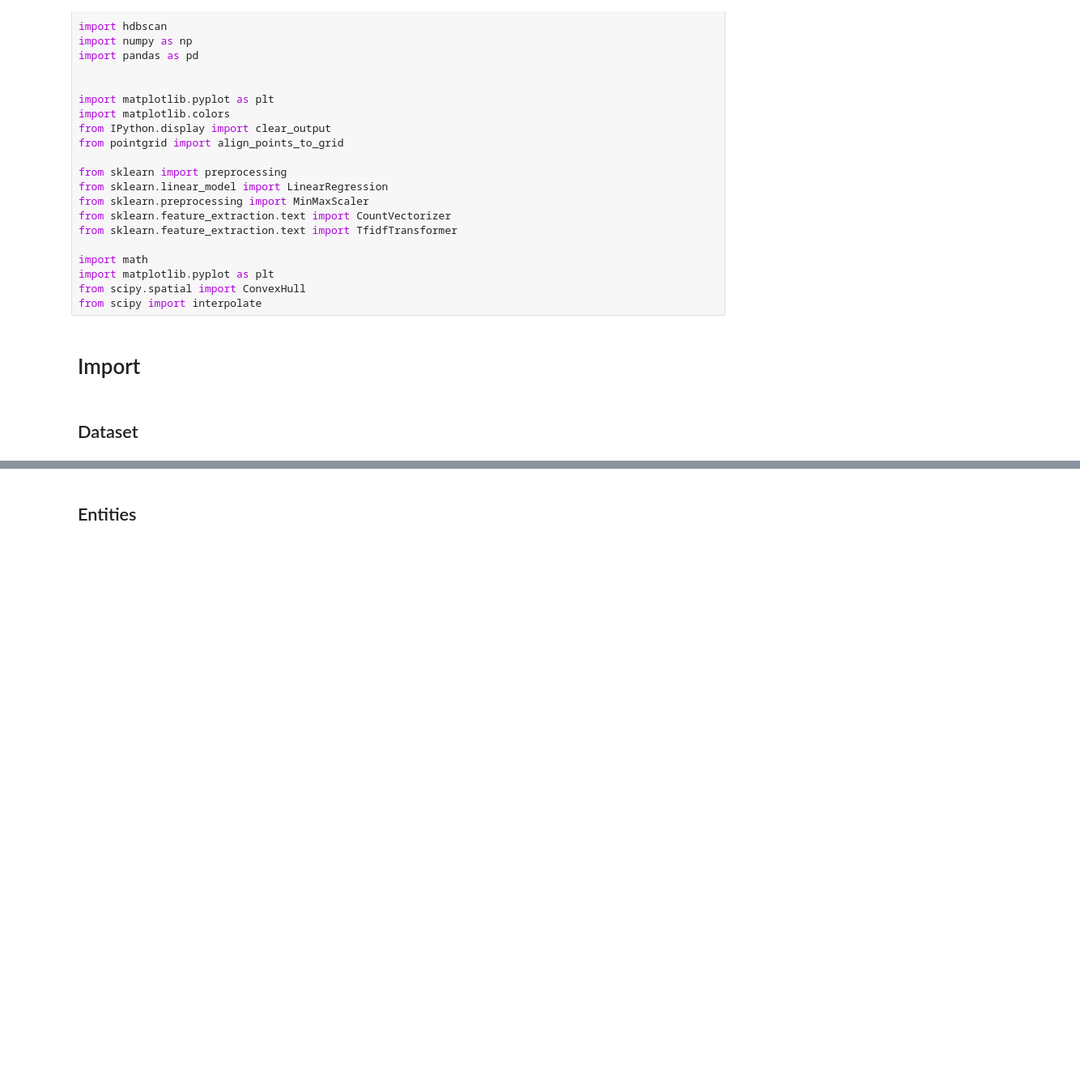
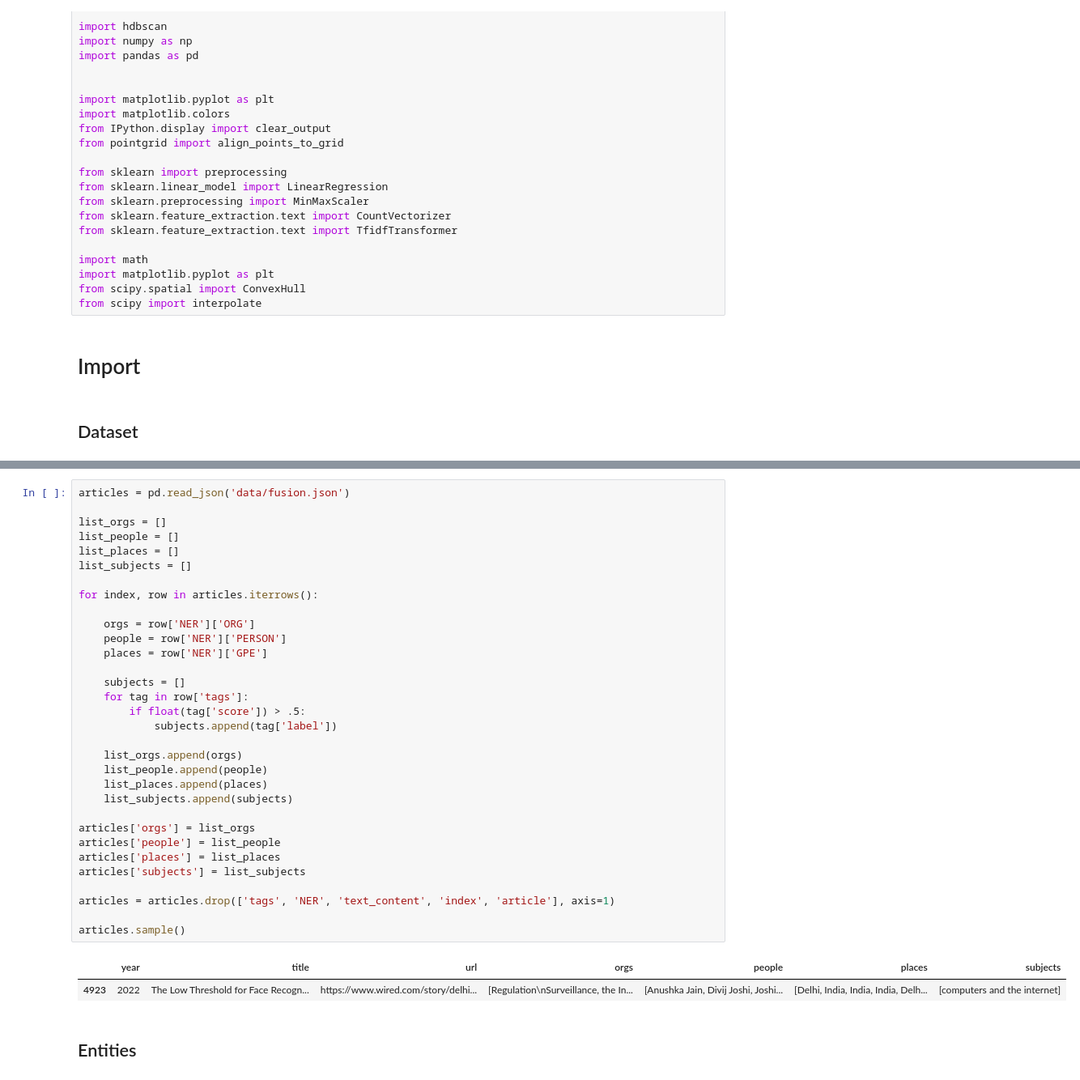
Before and after one commit to AlbaTaboada/Edgelands, a Jupyter notebook: analysis.ipynb, the cells around one changed output, grey strips where cells are left out. Shown at 81% size. Drawn from its saved outputs; the diff is of its cells as text; blank space fills up the shorter version.

```diff
--- a/analysis.ipynb
+++ b/analysis.ipynb
@@ -175,3 +34,38 @@ ValueError: a must be greater than 0 unless no samples are taken
+# %%
+articles = pd.read_json('data/fusion.json')
+
+list_orgs = []
+list_people = []
+list_places = []
+list_subjects = []
+
+for index, row in articles.iterrows():
+
+    orgs = row['NER']['ORG']
+    people = row['NER']['PERSON']
+    places = row['NER']['GPE']
+
+    subjects = []
+    for tag in row['tags']:
+        if float(tag['score']) > .5:
+            subjects.append(tag['label'])
+
+    list_orgs.append(orgs)
+    list_people.append(people)
+    list_places.append(places)
+    list_subjects.append(subjects)
+
+articles['orgs'] = list_orgs
+articles['people'] = list_people
+articles['places'] = list_places
+articles['subjects'] = list_subjects
+
+articles = articles.drop(['tags', 'NER', 'text_content', 'index', 'article'], axis=1)
+
+articles.sample()
+# %% [output]
+|  | year | title | url | orgs | people | places | subjects |
+| 4923 | 2022 | The Low Threshold for Face Recogn... | https://www.wired.com/story/delhi... | [Regulation\nSurveillance, the In... | [Anushka Jain, Divij Joshi, Joshi... | [Delhi, India, India, India, Delh... | [computers and the internet] |
 # %% [markdown]
 ## Entities
 # %%
```
Also changed, not shown: parts of 12 cells of this notebook, 4 other files.
